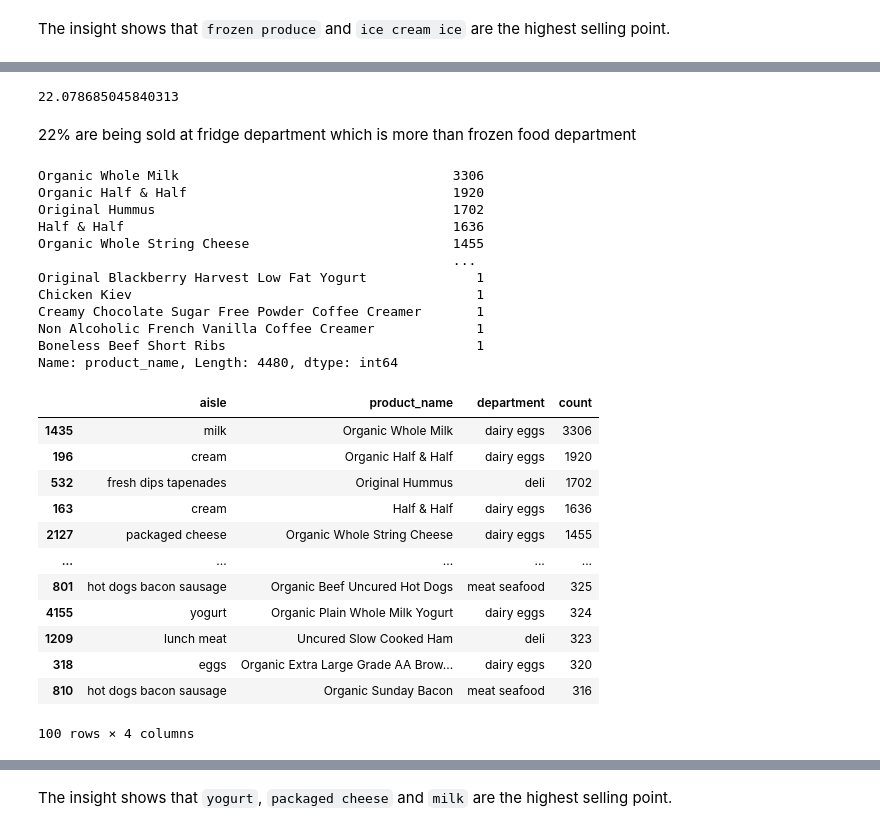
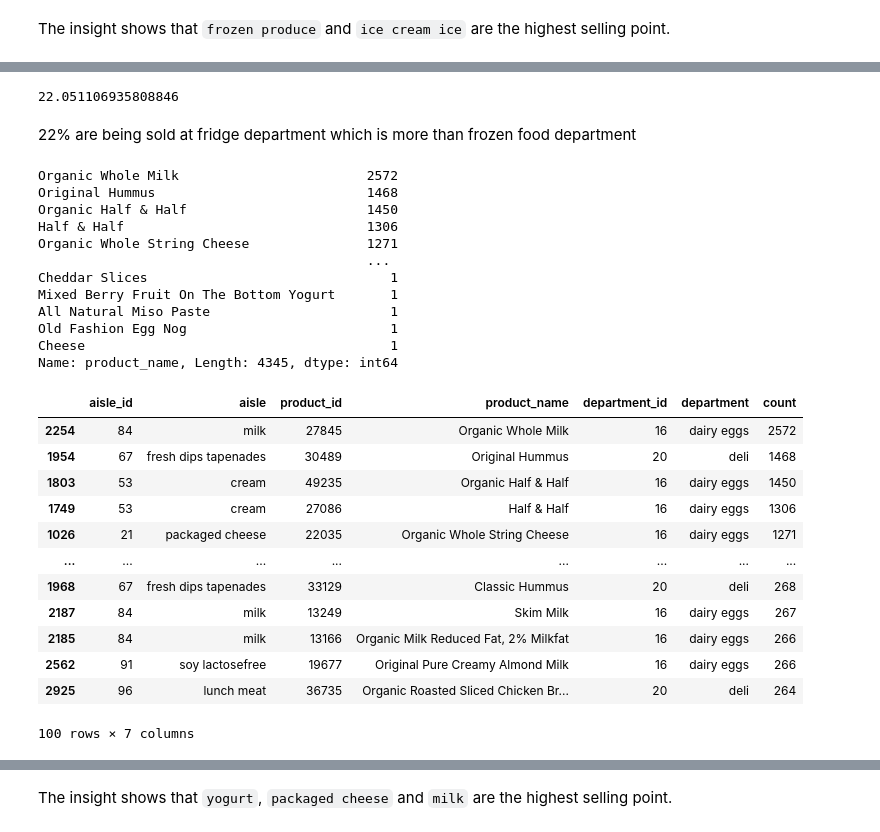
Before and after one commit to m7mdE/MMA-Datathon-Supermarket-Analysis, a Jupyter notebook: Datathon.ipynb, the cells around one changed output, grey strips where cells are left out. Saved outputs shown, nothing was run; the diff lists cells and outputs as text; code cells hidden in the pictures.

```diff
--- a/Datathon.ipynb
+++ b/Datathon.ipynb
@@ -234,3 +234,13 @@ array(['produce', 'canned goods', 'pantry', 'bakery', 'personal care',
 It did remove the aisle
 # %% [markdown]
 ## 2. Product Selection
+# %%
+# Sampling data first
+# df_chunk = df['order_id'].sample(frac=0.8).copy()
+
+train_order_ids = df['order_id'].sample(n=int(df['order_id'].nunique()*.8), random_state=1)
+train_mask = df['order_id'].isin(train_order_ids)
+train_data = df[train_mask]
+print(train_data.shape)
+test_data = df[~train_mask]
+print(test_data.shape)
@@ -237,6 +258,6 @@ It did remove the aisle
 # %%
 # import the library needed to split
-from sklearn.model_selection import train_test_split
+# from sklearn.model_selection import train_test_split
 
 # splitting the data
-train_data, test_data = train_test_split(df, test_size=0.2, random_state=1)
+# train_data, test_data = train_test_split(df, test_size=0.2, random_state=1)
@@ -496,43 +494,44 @@ fridge_df
 # %%
 fridge_df.shape[0]/train_data.shape[0]*100
 # %% [output]
-22.078685045840313
+22.051106935808846
 # %% [markdown]
 22% are being sold at fridge department which is more than frozen food department
 # %%
 # let us see the most selling product in frozen department
 fridge_df['product_name'].value_counts()
 # %% [output]
-Organic Whole Milk                                   3306
-Organic Half & Half                                  1920
-Original Hummus                                      1702
-Half & Half                                          1636
-Organic Whole String Cheese                          1455
-                                                     ...
-Original Blackberry Harvest Low Fat Yogurt              1
-Chicken Kiev                                            1
-Creamy Chocolate Sugar Free Powder Coffee Creamer       1
-Non Alcoholic French Vanilla Coffee Creamer             1
-Boneless Beef Short Ribs                                1
-Name: product_name, Length: 4480, dtype: int64
+Organic Whole Milk                        2572
+Original Hummus                           1468
+Organic Half & Half                       1450
+Half & Half                               1306
+Organic Whole String Cheese               1271
+                                          ...
+Cheddar Slices                               1
+Mixed Berry Fruit On The Bottom Yogurt       1
+All Natural Miso Paste                       1
+Old Fashion Egg Nog                          1
+Cheese                                       1
+Name: product_name, Length: 4345, dtype: int64
 # %%
 # Shows the highest 100 selling product
-top_fridge = fridge_df.groupby(['aisle', 'product_name', 'department']).size().reset_index(name='count')\
+top_fridge = fridge_df.groupby(['aisle_id', 'aisle', 'product_id', 'product_name', 'department_id', 'department'])\
+    .size().reset_index(name='count')\
     .sort_values(by='count', ascending=False).head(100)
 
 top_fridge
 # %% [output]
-|  | aisle | product_name | department | count |
-| 1435 | milk | Organic Whole Milk | dairy eggs | 3306 |
-| 196 | cream | Organic Half & Half | dairy eggs | 1920 |
-| 532 | fresh dips tapenades | Original Hummus | deli | 1702 |
-| 163 | cream | Half & Half | dairy eggs | 1636 |
-| 2127 | packaged cheese | Organic Whole String Cheese | dairy eggs | 1455 |
-| ... | ... | ... | ... | ... |
-| 801 | hot dogs bacon sausage | Organic Beef Uncured Hot Dogs | meat seafood | 325 |
-| 4155 | yogurt | Organic Plain Whole Milk Yogurt | dairy eggs | 324 |
-| 1209 | lunch meat | Uncured Slow Cooked Ham | deli | 323 |
-| 318 | eggs | Organic Extra Large Grade AA Brow... | dairy eggs | 320 |
-| 810 | hot dogs bacon sausage | Organic Sunday Bacon | meat seafood | 316 |
+|  | aisle_id | aisle | product_id | product_name | department_id | department | count |
+| 2254 | 84 | milk | 27845 | Organic Whole Milk | 16 | dairy eggs | 2572 |
+| 1954 | 67 | fresh dips tapenades | 30489 | Original Hummus | 20 | deli | 1468 |
+| 1803 | 53 | cream | 49235 | Organic Half & Half | 16 | dairy eggs | 1450 |
+| 1749 | 53 | cream | 27086 | Half & Half | 16 | dairy eggs | 1306 |
+| 1026 | 21 | packaged cheese | 22035 | Organic Whole String Cheese | 16 | dairy eggs | 1271 |
+| ... | ... | ... | ... | ... | ... | ... | ... |
+| 1968 | 67 | fresh dips tapenades | 33129 | Classic Hummus | 20 | deli | 268 |
+| 2187 | 84 | milk | 13249 | Skim Milk | 16 | dairy eggs | 267 |
+| 2185 | 84 | milk | 13166 | Organic Milk Reduced Fat, 2% Milkfat | 16 | dairy eggs | 266 |
+| 2562 | 91 | soy lactosefree | 19677 | Original Pure Creamy Almond Milk | 16 | dairy eggs | 266 |
+| 2925 | 96 | lunch meat | 36735 | Organic Roasted Sliced Chicken Br... | 20 | deli | 264 |
-100 rows × 4 columns
+100 rows × 7 columns
 # %%
```
Also changed, not shown: parts of 50 cells of this notebook.
